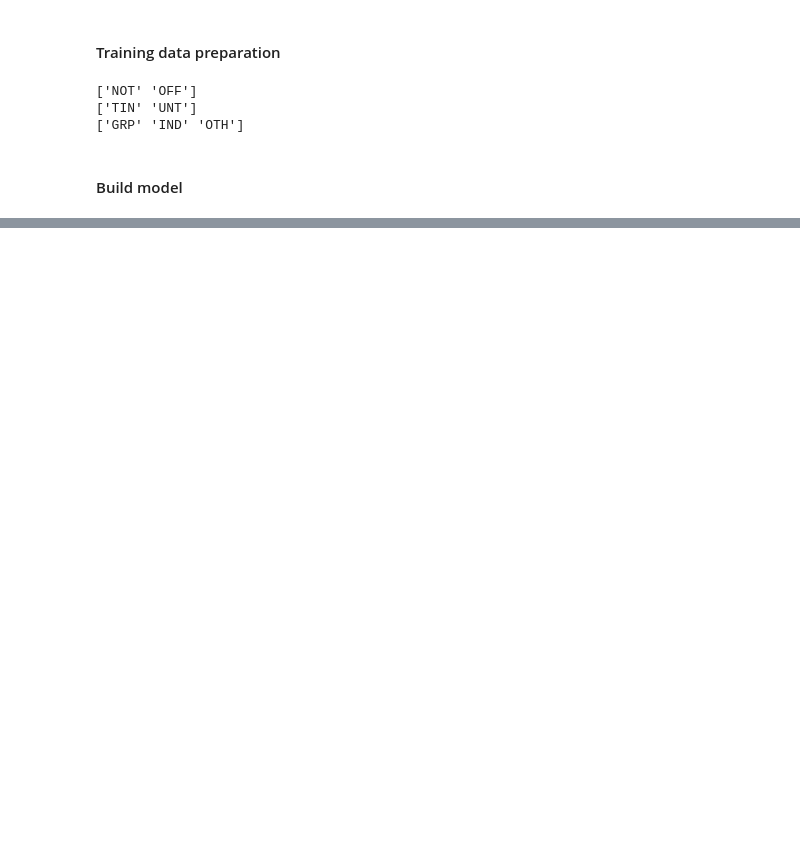
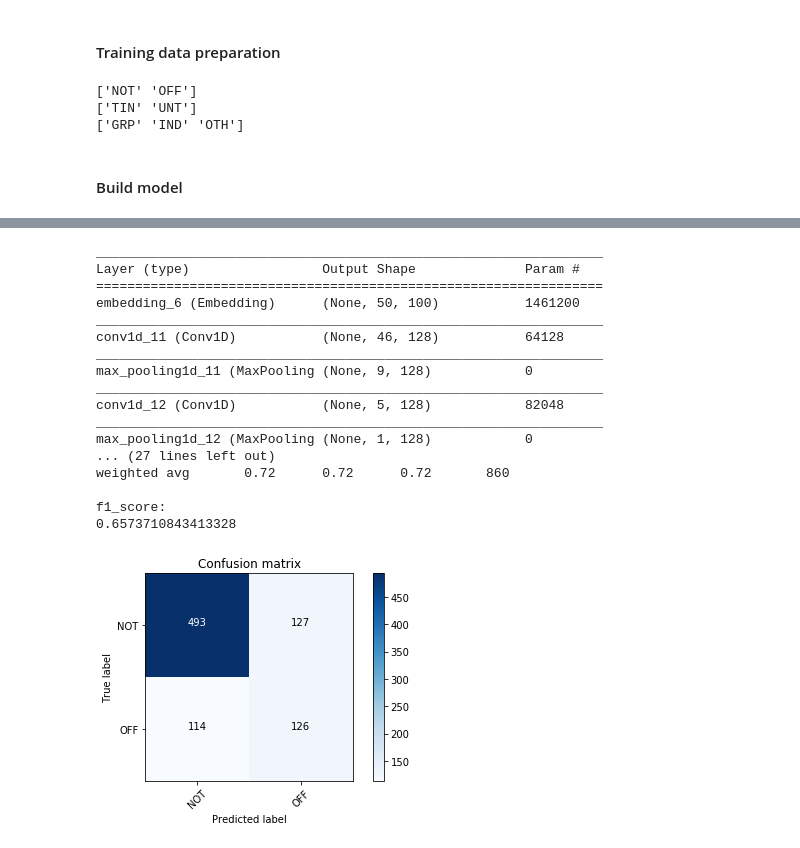
Before and after one commit to seasa2016/Natural_Language_Processing_Project2_2019Spring, a Jupyter notebook: BiGRU-CNN/train.ipynb, the cells around one changed output, grey strips where cells are left out. Cells and saved outputs as stored; diff of their text form; code cells hidden in the pictures; blank space fills up the shorter version.

```diff
--- a/BiGRU-CNN/train.ipynb
+++ b/BiGRU-CNN/train.ipynb
@@ -1036,0 +659,32 @@ print(f1_score(y_true= (dataset_task_b['subtask_b'][train_data_task_b_idx:]), y_
+# %%
+model_parameters_subtask_a['model_type'] = 'CNN'
+model_parameters_subtask_a['epochs'] = 3
+model_parameters_subtask_a['use_pretrained_embedding'] = False
+model_subtask_a = model_for_subtask_a(model_parameters_subtask_a)
+# build model
+model_subtask_a.build_model()
+# train
+model_subtask_a.train(X_train_task_a, y_train_task_a)
+# evaluate
+model_subtask_a.evaluate(X_test_task_a, y_test_task_a)
+# save
+model_subtask_a.save_model('./models/subtask_a/CNN.h5')
+# %% [output]
+_________________________________________________________________
+Layer (type)                 Output Shape              Param #
+=================================================================
+embedding_6 (Embedding)      (None, 50, 100)           1461200
+_________________________________________________________________
+conv1d_11 (Conv1D)           (None, 46, 128)           64128
+_________________________________________________________________
+max_pooling1d_11 (MaxPooling (None, 9, 128)            0
+_________________________________________________________________
+conv1d_12 (Conv1D)           (None, 5, 128)            82048
+_________________________________________________________________
+max_pooling1d_12 (MaxPooling (None, 1, 128)            0
+... (27 lines left out)
+weighted avg       0.72      0.72      0.72       860
+
+f1_score:
+0.6573710843413328
+[figure, added]
```
Also changed, not shown: parts of 53 cells of this notebook, 1 other file.
